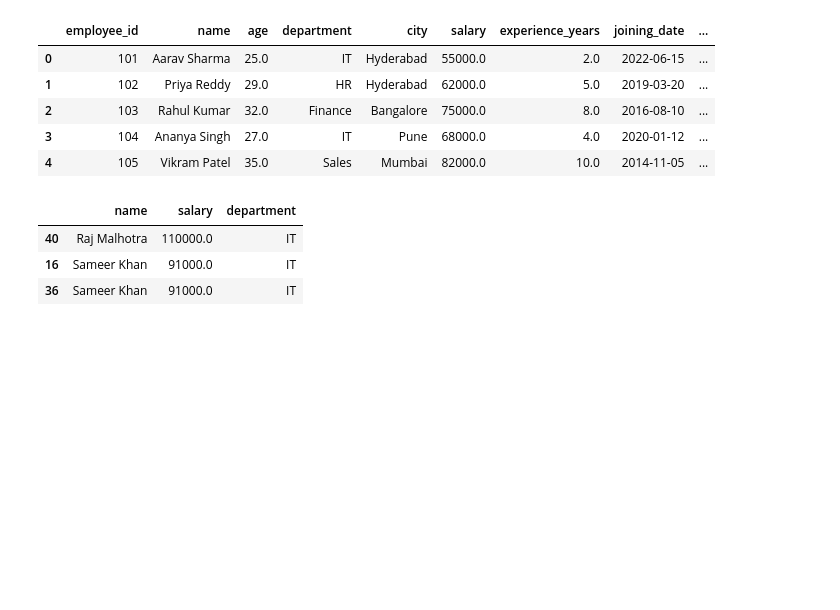
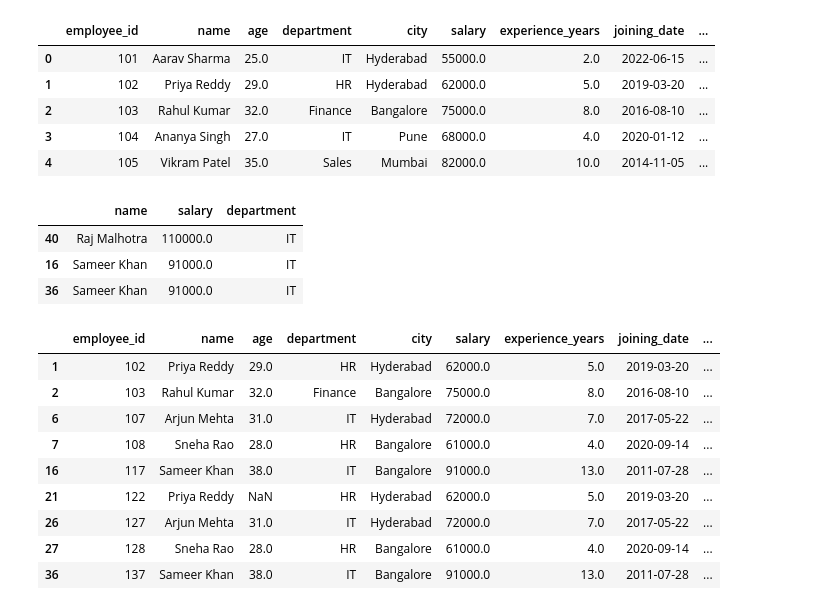
Before and after one commit to Vasista-G/GoogleCollab_Python, a Jupyter notebook: Pandaslearn.ipynb, the cells around one changed output. Cells and saved outputs as stored; diff of their text form; code cells hidden in the pictures; blank space fills up the shorter version.

```diff
--- a/Pandaslearn.ipynb
+++ b/Pandaslearn.ipynb
@@ -40,0 +45,15 @@ emp.loc[emp["department"] == "IT", ["name", "salary","department"]]
+# %%
+#2.	Find employees who are from Hyderabad or Bangalore AND have a salary above 60,000
+
+emp.loc[((emp["city"] == "Hyderabad") | (emp["city"] == "Bangalore")) & (emp["salary"] > 60000)]
+# %% [output]
+|  | employee_id | name | age | department | city | salary | experience_years | joining_date | ... |
+| 1 | 102 | Priya Reddy | 29.0 | HR | Hyderabad | 62000.0 | 5.0 | 2019-03-20 | ... |
+| 2 | 103 | Rahul Kumar | 32.0 | Finance | Bangalore | 75000.0 | 8.0 | 2016-08-10 | ... |
+| 6 | 107 | Arjun Mehta | 31.0 | IT | Hyderabad | 72000.0 | 7.0 | 2017-05-22 | ... |
+| 7 | 108 | Sneha Rao | 28.0 | HR | Bangalore | 61000.0 | 4.0 | 2020-09-14 | ... |
+| 16 | 117 | Sameer Khan | 38.0 | IT | Bangalore | 91000.0 | 13.0 | 2011-07-28 | ... |
+| 21 | 122 | Priya Reddy | NaN | HR | Hyderabad | 62000.0 | 5.0 | 2019-03-20 | ... |
+| 26 | 127 | Arjun Mehta | 31.0 | IT | Hyderabad | 72000.0 | 7.0 | 2017-05-22 | ... |
+| 27 | 128 | Sneha Rao | 28.0 | HR | Bangalore | 61000.0 | 4.0 | 2020-09-14 | ... |
+| 36 | 137 | Sameer Khan | 38.0 | IT | Bangalore | 91000.0 | 13.0 | 2011-07-28 | ... |
```
Also changed, not shown: parts of 4 cells of this notebook.
